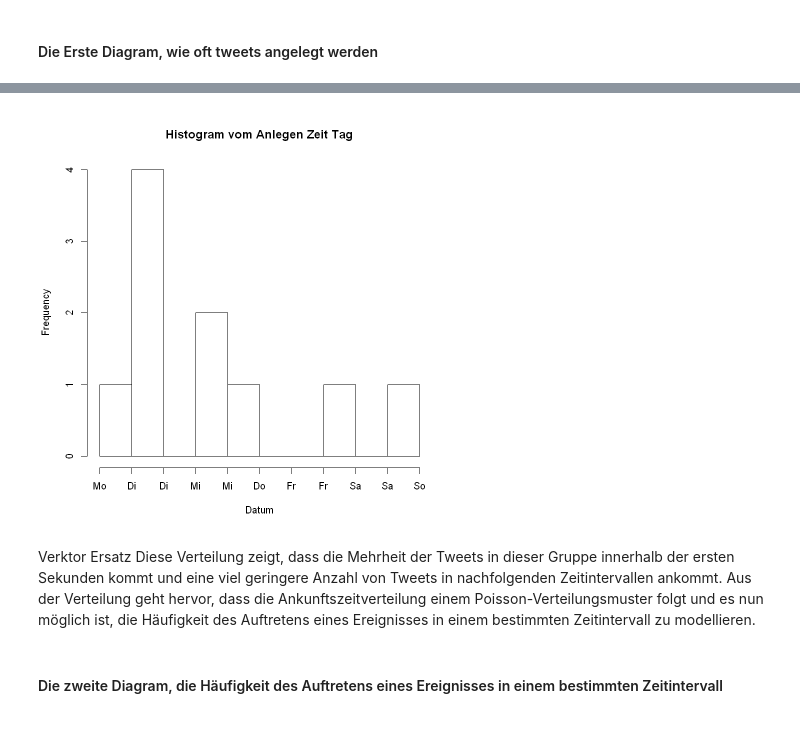
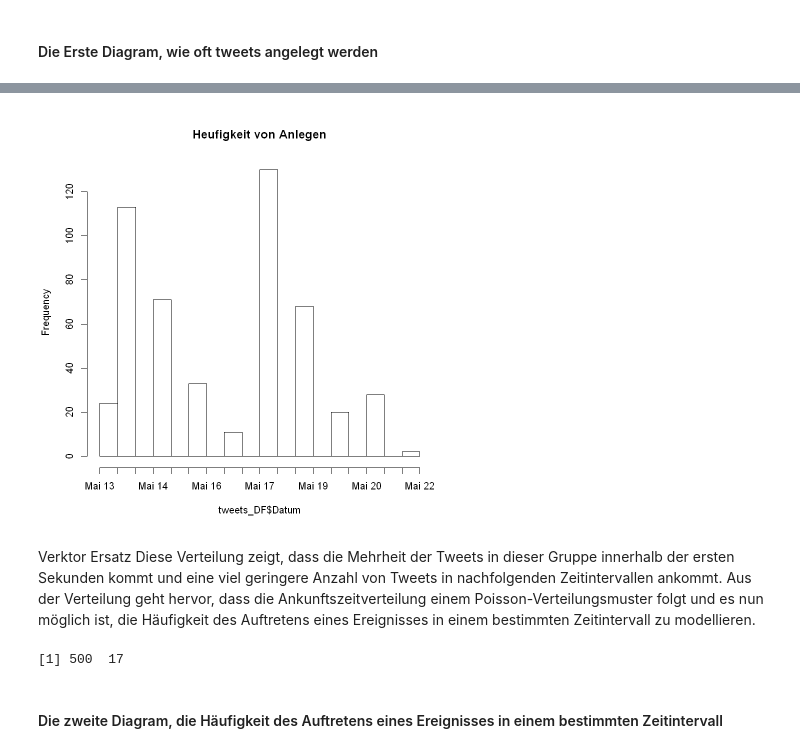
Before and after one commit to jjbous/Analyse-semi--unstrukturierter-daten, a Jupyter notebook: Praxisarbeit/Tesla(de).ipynb, the cells around one changed output, grey strips where cells are left out. Cells and saved outputs as stored; diff of their text form; code cells hidden in the pictures.

```diff
--- a/Praxisarbeit/Tesla(de).ipynb
+++ b/Praxisarbeit/Tesla(de).ipynb
@@ -72,6 +54,6 @@ Abhängig von der Geschwindigkeit Ihres Internets und
 dem Datenverkehr auf dem Twitter-Server erhalten Sie innerhalb
 weniger Minuten eine Antwort auf ein R-Listenklassenobjekt und ein R-Listenklassenobjekt
 # %%
-tweets <- searchTwitter("#GigaBerlin" ,lang ="de", n = 500)
+tweets <- searchTwitter("#GigaBerlin" ,lang ="en", n = 500)
 mode(tweets)
 # %% [output]
@@ -180,4 +146,7 @@ The following objects are masked from sorttweetsDF (pos = 4):
+# %%
+Encoding(tweetsDF$text) <- "UTF8"
+tweetsDF$text <- iconv(x = tweetsDF$text,"latin1", "ASCII","")
 # %%
 tweets_DF <- tweetsDF%>%
-             mutate(Datum = as_datetime(created))
+             mutate(Datum = as_date(tweetsDF$created))
 # %%
@@ -216,3 +158,3 @@ Datum
 # %%
-hist(Datum,breaks=15,freq=TRUE,main="Histogram vom Anlegen Zeit Tag")
+hist(tweets_DF$Datum,breaks=15,freq=TRUE,main="Heufigkeit von Anlegen")
 # %% [output]
@@ -221,4 +161,4 @@ Warning message in breaks[-1L] + breaks[-nB]:
-[figure, old version]
+[figure, new version]
 # %% [markdown]
 Verktor Ersatz
 Diese Verteilung zeigt, dass die Mehrheit der Tweets in dieser Gruppe innerhalb der ersten Sekunden kommt und
@@ -226,7 +166,9 @@ eine viel geringere Anzahl von Tweets in nachfolgenden Zeitintervallen ankommt.
 Aus der Verteilung geht hervor, dass die Ankunftszeitverteilung einem Poisson-Verteilungsmuster folgt und es nun möglich ist,
 die Häufigkeit des Auftretens eines Ereignisses in einem bestimmten Zeitintervall zu modellieren.
 # %%
-sorttweetsDF<-tweets_DF[order(as.integer(Datum)),]
-detach(tweets_DF)
+sorttweetsDF<-tweets_DF[order(as.integer(tweets_DF$Datum)),]
+dim(sorttweetsDF)
+# %% [output]
+[1] 500  17
 # %% [markdown]
 #### Die zweite Diagram, die Häufigkeit des Auftretens eines Ereignisses in einem bestimmten Zeitintervall
```
Also changed, not shown: parts of 24 cells of this notebook.
